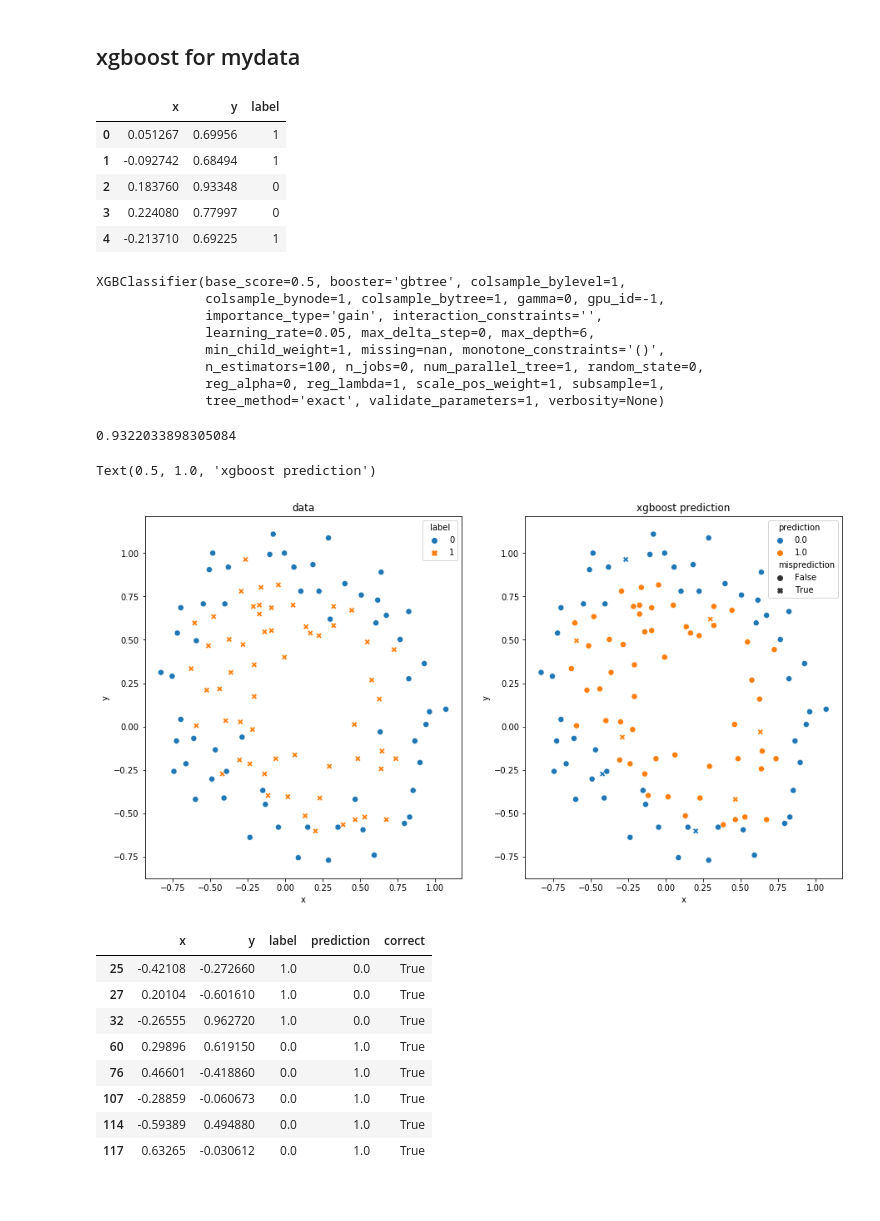
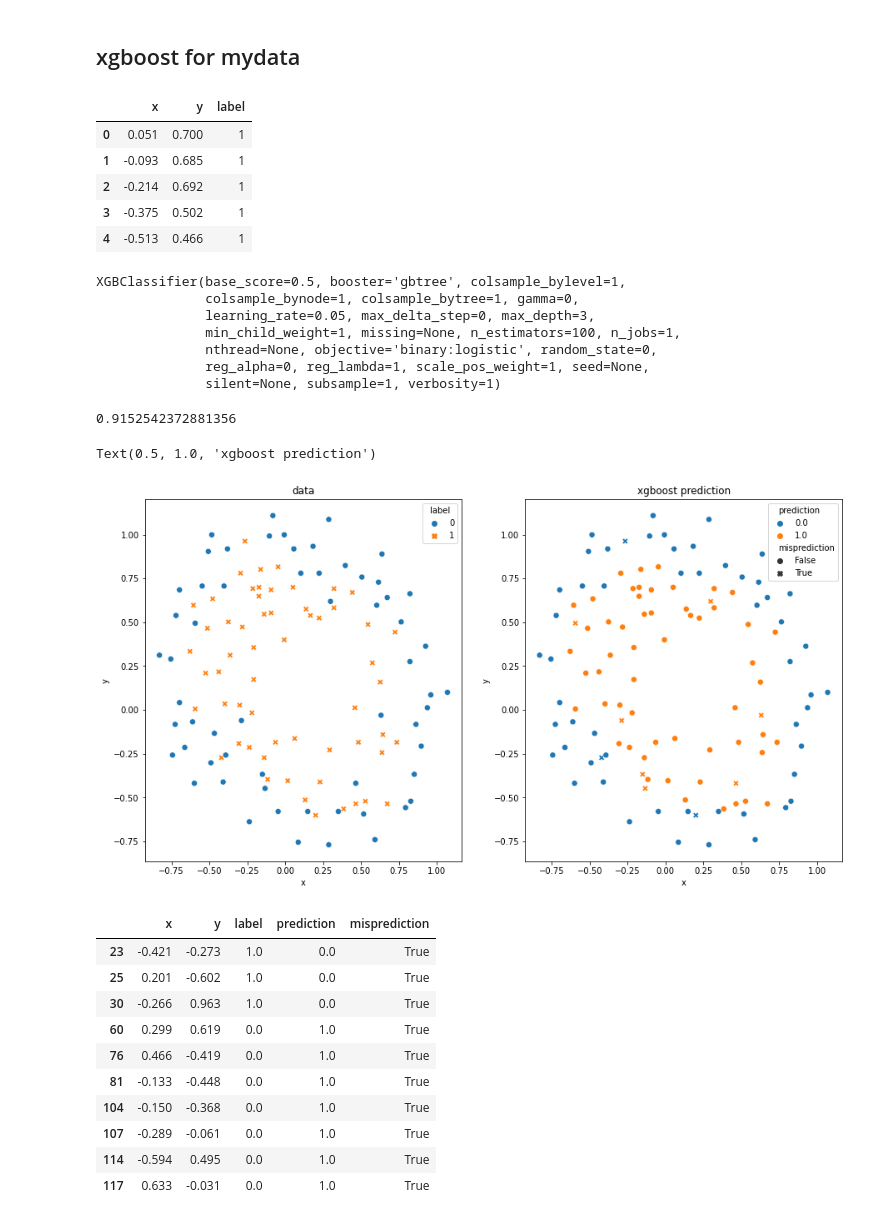
Before and after one commit to hccho2/hccho2FirstGitProject, a Jupyter notebook: pandas_basic_iris.ipynb, the cells around one changed output. Saved outputs shown, nothing was run; the diff lists cells and outputs as text; code cells hidden in the pictures.

```diff
--- a/pandas_basic_iris.ipynb
+++ b/pandas_basic_iris.ipynb
@@ -625,15 +722,16 @@ np.mean(pred==Y)
 # %% [markdown]
 ## xgboost for mydata
 # %%
-df = pd.read_csv("mydata2.txt", header=None,names=['x','y','label'])
+url = 'https://github.com/hccho2/hccho2FirstGitProject/raw/master/mydata2.txt'
+df = pd.read_csv(url, header=None,names=['x','y','label'])
 df.head()
 # %% [output]
 |  | x | y | label |
-| 0 | 0.051267 | 0.69956 | 1 |
-| 1 | -0.092742 | 0.68494 | 1 |
-| 2 | 0.183760 | 0.93348 | 0 |
-| 3 | 0.224080 | 0.77997 | 0 |
-| 4 | -0.213710 | 0.69225 | 1 |
+| 0 | 0.051 | 0.700 | 1 |
+| 1 | -0.093 | 0.685 | 1 |
+| 2 | -0.214 | 0.692 | 1 |
+| 3 | -0.375 | 0.502 | 1 |
+| 4 | -0.513 | 0.466 | 1 |
 # %%
 X = df.loc[:, df.columns != 'label']
 Y = df['label']  # Series
@@ -642,18 +740,17 @@ xgb = XGBClassifier(n_estimators=100, learning_rate=0.05)
 xgb.fit(X, Y)
 # %% [output]
 XGBClassifier(base_score=0.5, booster='gbtree', colsample_bylevel=1,
-              colsample_bynode=1, colsample_bytree=1, gamma=0, gpu_id=-1,
-              importance_type='gain', interaction_constraints='',
-              learning_rate=0.05, max_delta_step=0, max_depth=6,
-              min_child_weight=1, missing=nan, monotone_constraints='()',
-              n_estimators=100, n_jobs=0, num_parallel_tree=1, random_state=0,
-              reg_alpha=0, reg_lambda=1, scale_pos_weight=1, subsample=1,
-              tree_method='exact', validate_parameters=1, verbosity=None)
+              colsample_bynode=1, colsample_bytree=1, gamma=0,
+              learning_rate=0.05, max_delta_step=0, max_depth=3,
+              min_child_weight=1, missing=None, n_estimators=100, n_jobs=1,
+              nthread=None, objective='binary:logistic', random_state=0,
+              reg_alpha=0, reg_lambda=1, scale_pos_weight=1, seed=None,
+              silent=None, subsample=1, verbosity=1)
 # %%
 prediction = xgb.predict(X)
 np.mean(prediction==Y)
 # %% [output]
-0.9322033898305084
+0.9152542372881356
 # %%
 df_pred=pd.DataFrame(data=np.c_[X.values,Y.values, prediction],columns=['x','y','label','prediction'])
 df_pred['misprediction']=df_pred['label'] != df_pred['prediction']
@@ -678,19 +775,21 @@ sns.scatterplot(x='x',
 plt.title('xgboost prediction')
 # %% [output]
 Text(0.5, 1.0, 'xgboost prediction')
-[figure, old version]
+[figure, new version]
 # %%
 df_pred[df_pred['label'] != df_pred['prediction']]
 # %% [output]
-|  | x | y | label | prediction | correct |
-| 25 | -0.42108 | -0.272660 | 1.0 | 0.0 | True |
-| 27 | 0.20104 | -0.601610 | 1.0 | 0.0 | True |
-| 32 | -0.26555 | 0.962720 | 1.0 | 0.0 | True |
-| 60 | 0.29896 | 0.619150 | 0.0 | 1.0 | True |
-| 76 | 0.46601 | -0.418860 | 0.0 | 1.0 | True |
-| 107 | -0.28859 | -0.060673 | 0.0 | 1.0 | True |
-| 114 | -0.59389 | 0.494880 | 0.0 | 1.0 | True |
-| 117 | 0.63265 | -0.030612 | 0.0 | 1.0 | True |
+|  | x | y | label | prediction | misprediction |
+| 23 | -0.421 | -0.273 | 1.0 | 0.0 | True |
+| 25 | 0.201 | -0.602 | 1.0 | 0.0 | True |
+| 30 | -0.266 | 0.963 | 1.0 | 0.0 | True |
+| 60 | 0.299 | 0.619 | 0.0 | 1.0 | True |
+| 76 | 0.466 | -0.419 | 0.0 | 1.0 | True |
+| 81 | -0.133 | -0.448 | 0.0 | 1.0 | True |
+| 104 | -0.150 | -0.368 | 0.0 | 1.0 | True |
+| 107 | -0.289 | -0.061 | 0.0 | 1.0 | True |
+| 114 | -0.594 | 0.495 | 0.0 | 1.0 | True |
+| 117 | 0.633 | -0.031 | 0.0 | 1.0 | True |
 # %%
 df_pred
 # %% [output]
```
Also changed, not shown: parts of 40 cells of this notebook.
